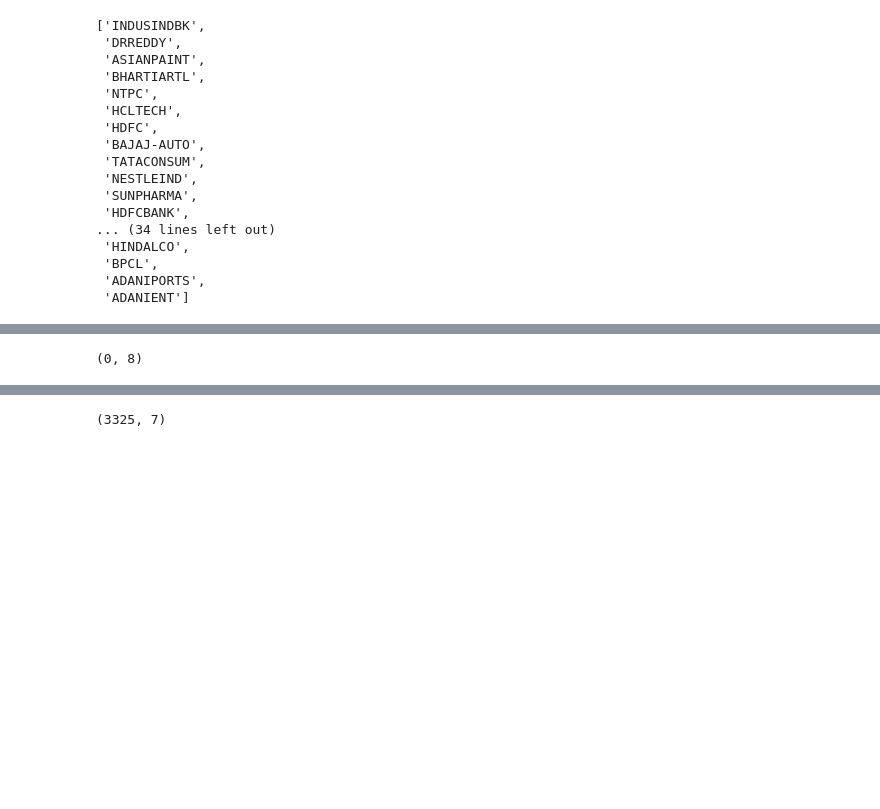
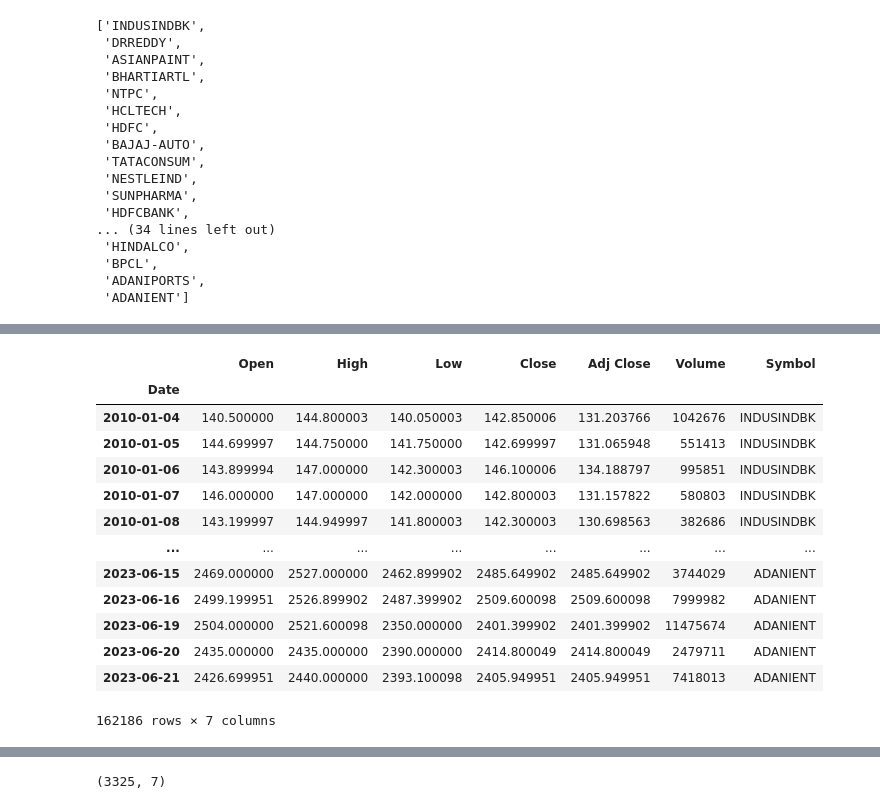
Before and after one commit to udaykirankavaturu/lstm-stock-price-predictor, a Jupyter notebook: lstm-stock-price-predictor.ipynb, the cells around one changed output, grey strips where cells are left out. Cells and saved outputs as stored; diff of their text form; code cells hidden in the pictures; blank space fills up the shorter version.

```diff
--- a/lstm-stock-price-predictor.ipynb
+++ b/lstm-stock-price-predictor.ipynb
@@ -102,2 +104,9 @@ test.head()
 # %%
 data = pd.DataFrame(columns=["Date","Open","High","Low","Close","Adj Close","Volume","Symbol"])
+# %%
+dfs=[]
+for stock in nifty50_stocks:
+    stock_data = yf.download(f'{stock}.NS', start="2010-01-01", end="2023-06-22")
+    stock_data['Symbol'] = stock
+    dfs.append(stock_data)
+data = pd.concat(dfs,axis=0)
@@ -104,4 +131,17 @@ data = pd.DataFrame(columns=["Date","Open","High","Low","Close","Adj Close","Vol
 # %%
-data.shape
+data
 # %% [output]
+|  | Open | High | Low | Close | Adj Close | Volume | Symbol |
+| Date |  |  |  |  |  |  |  |
+| 2010-01-04 | 140.500000 | 144.800003 | 140.050003 | 142.850006 | 131.203766 | 1042676 | INDUSINDBK |
+| 2010-01-05 | 144.699997 | 144.750000 | 141.750000 | 142.699997 | 131.065948 | 551413 | INDUSINDBK |
+| 2010-01-06 | 143.899994 | 147.000000 | 142.300003 | 146.100006 | 134.188797 | 995851 | INDUSINDBK |
+| 2010-01-07 | 146.000000 | 147.000000 | 142.000000 | 142.800003 | 131.157822 | 580803 | INDUSINDBK |
+| 2010-01-08 | 143.199997 | 144.949997 | 141.800003 | 142.300003 | 130.698563 | 382686 | INDUSINDBK |
+| ... | ... | ... | ... | ... | ... | ... | ... |
+| 2023-06-15 | 2469.000000 | 2527.000000 | 2462.899902 | 2485.649902 | 2485.649902 | 3744029 | ADANIENT |
+| 2023-06-16 | 2499.199951 | 2526.899902 | 2487.399902 | 2509.600098 | 2509.600098 | 7999982 | ADANIENT |
+| 2023-06-19 | 2504.000000 | 2521.600098 | 2350.000000 | 2401.399902 | 2401.399902 | 11475674 | ADANIENT |
+| 2023-06-20 | 2435.000000 | 2435.000000 | 2390.000000 | 2414.800049 | 2414.800049 | 2479711 | ADANIENT |
+| 2023-06-21 | 2426.699951 | 2440.000000 | 2393.100098 | 2405.949951 | 2405.949951 | 7418013 | ADANIENT |
-(0, 8)
+162186 rows × 7 columns
```
Also changed, not shown: parts of 12 cells of this notebook.
